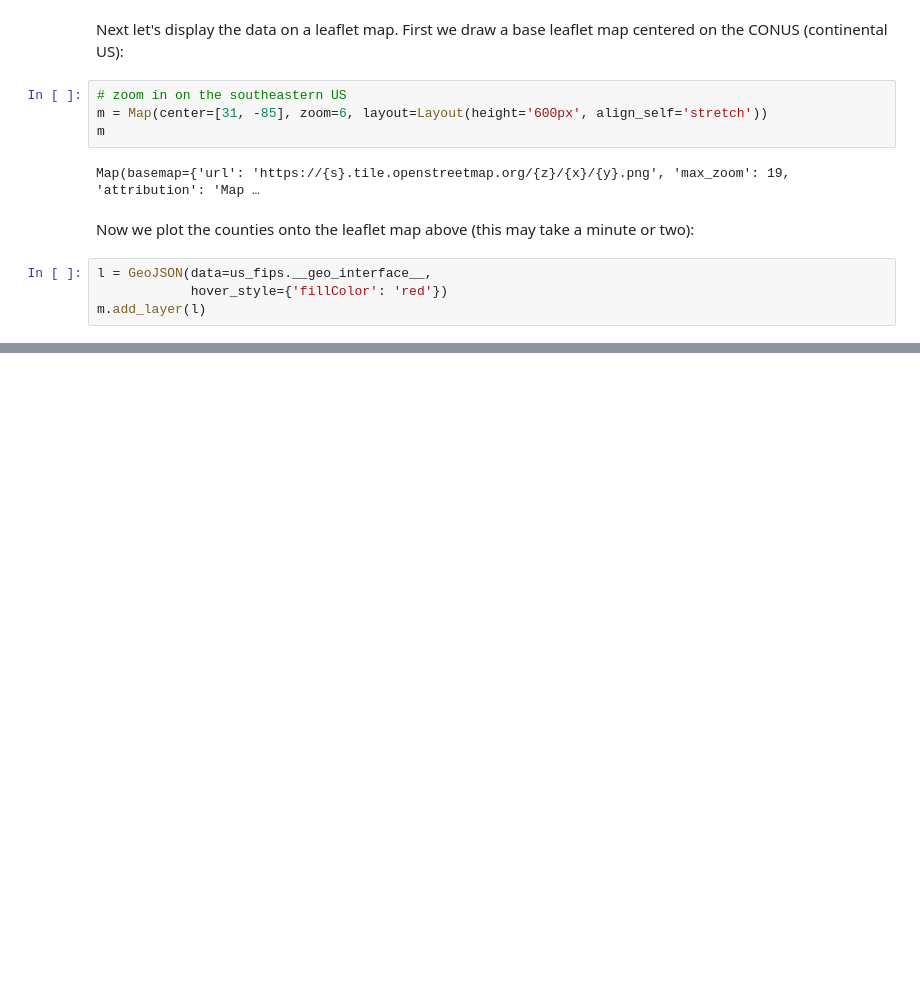
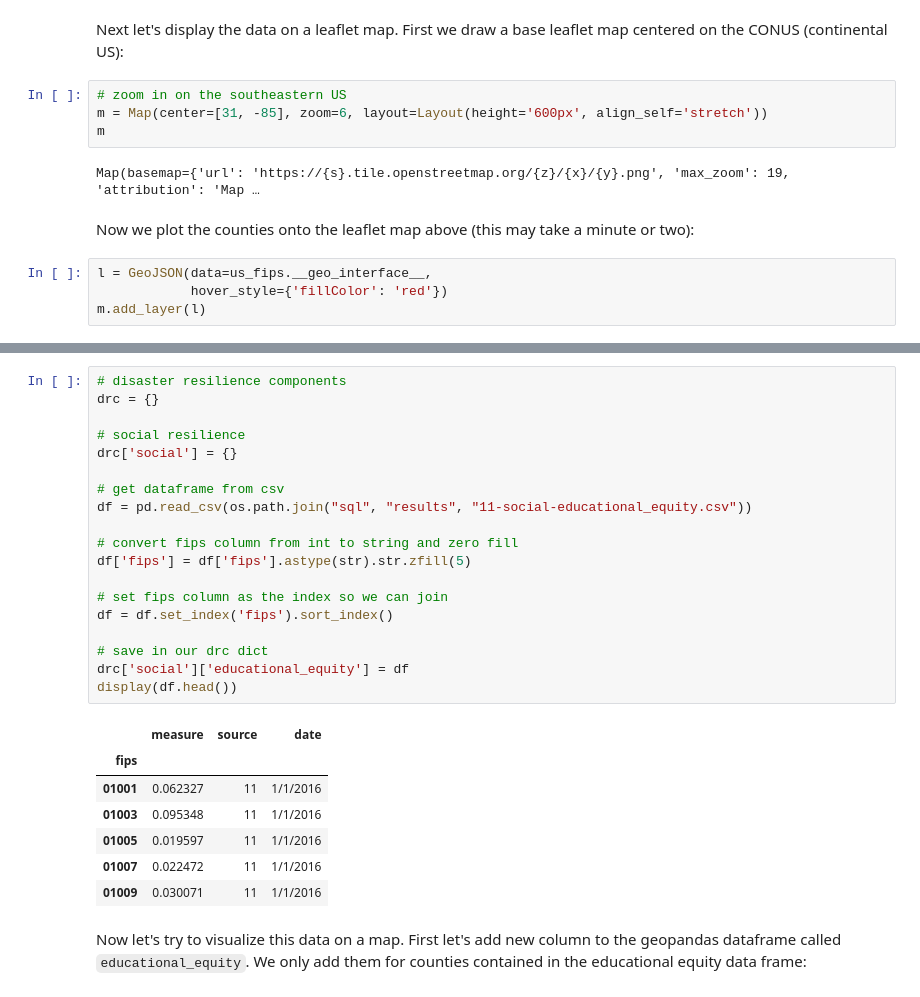
Before and after one commit to pymonger/disaster-resilience-analysis, a Jupyter notebook: 01-Getting_Started.ipynb, the cells around one changed output, grey strips where cells are left out. Drawn from its saved outputs; the diff is of its cells as text; blank space fills up the shorter version.

```diff
--- a/01-Getting_Started.ipynb
+++ b/01-Getting_Started.ipynb
@@ -81,0 +112,29 @@ m.add_layer(l)
+# %%
+# disaster resilience components
+drc = {}
+
+# social resilience
+drc['social'] = {}
+
+# get dataframe from csv
+df = pd.read_csv(os.path.join("sql", "results", "11-social-educational_equity.csv"))
+
+# convert fips column from int to string and zero fill
+df['fips'] = df['fips'].astype(str).str.zfill(5)
+
+# set fips column as the index so we can join
+df = df.set_index('fips').sort_index()
+
+# save in our drc dict
+drc['social']['educational_equity'] = df
+display(df.head())
+# %% [output]
+|  | measure | source | date |
+| fips |  |  |  |
+| 01001 | 0.062327 | 11 | 1/1/2016 |
+| 01003 | 0.095348 | 11 | 1/1/2016 |
+| 01005 | 0.019597 | 11 | 1/1/2016 |
+| 01007 | 0.022472 | 11 | 1/1/2016 |
+| 01009 | 0.030071 | 11 | 1/1/2016 |
+# %% [markdown]
+Now let's try to visualize this data on a map. First let's add new column to the geopandas dataframe called `educational_equity`. We only add them for counties contained in the educational equity data frame:
```
Also changed, not shown: parts of 12 cells of this notebook.
